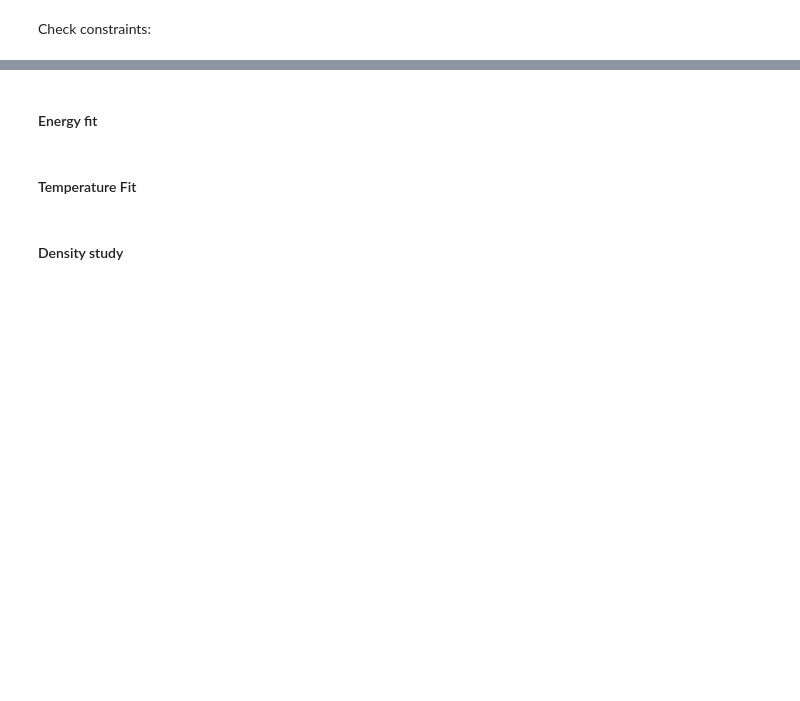
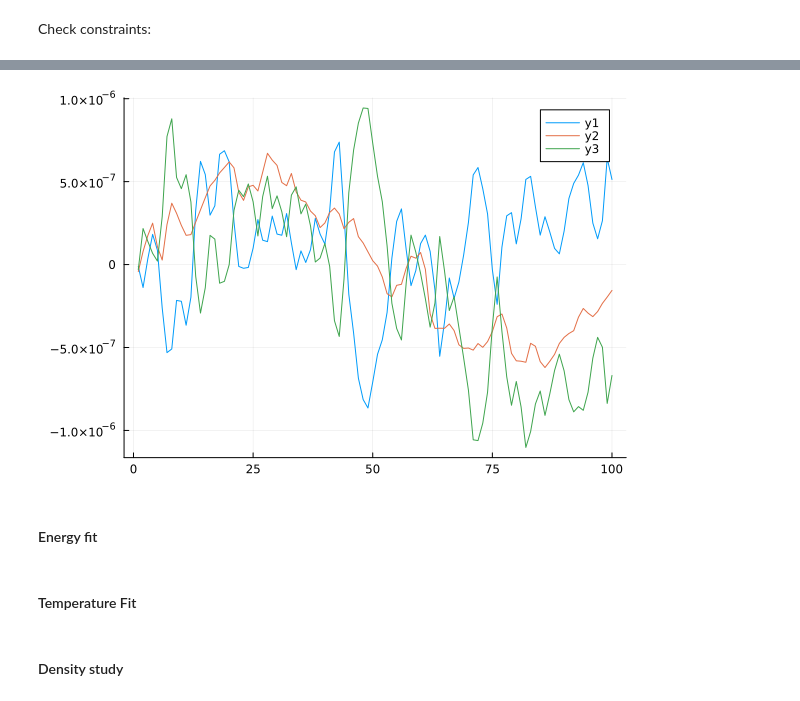
Before and after one commit to reula/PIC-1D, a Jupyter notebook: post_pro_rel_2D.ipynb, the cells around one changed output, grey strips where cells are left out. Saved outputs shown, nothing was run; the diff lists cells and outputs as text; code cells hidden in the pictures; blank space fills up the shorter version.

```diff
--- a/post_pro_rel_2D.ipynb
+++ b/post_pro_rel_2D.ipynb
@@ -165,3 +168,9 @@ norm(Ef - Ej)/norm(Ej)
+# %%
+plot(Ef[1,:,50] - Ej[1,:,50])
+plot!(Ef[1,:,50])
+plot!(Ej[1,:,50])
+# %% [output]
+[figure, added]
 # %%
 
 plot_averages(averages, t_series[1:M_last], N, run_name, save_plots)
```
Also changed, not shown: parts of 6 cells of this notebook, 4 other files.
